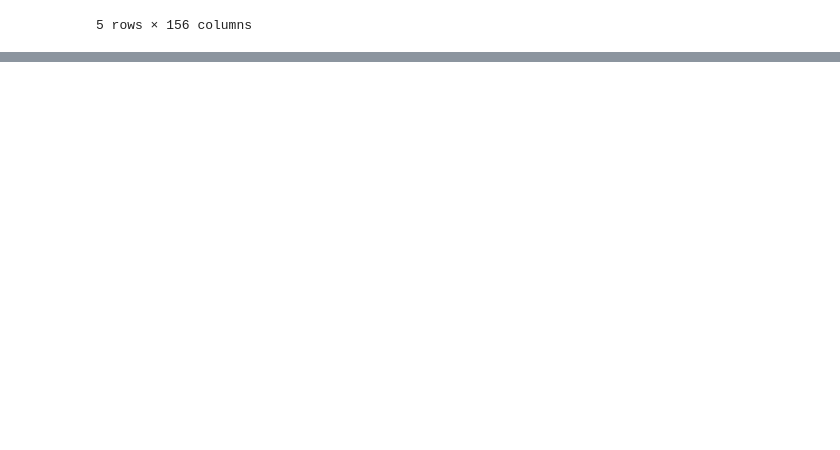
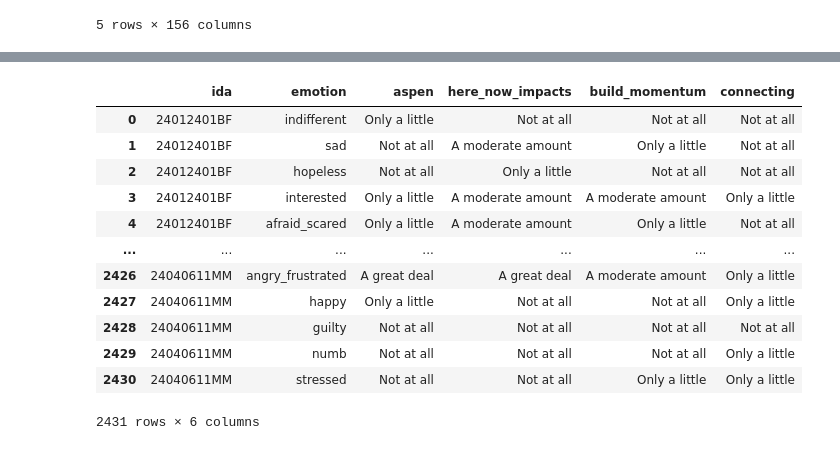
Before and after one commit to Hailcyon/AISL-data-analysis, a Jupyter notebook: get_emotion_descriptives.ipynb, the cells around one changed output, grey strips where cells are left out. Saved outputs shown, nothing was run; the diff lists cells and outputs as text; code cells hidden in the pictures; blank space fills up the shorter version.

```diff
--- a/get_emotion_descriptives.ipynb
+++ b/get_emotion_descriptives.ipynb
@@ -174,0 +231,41 @@ connecting_emotion_df.columns = [col.replace('connecting_', '') for col in conne
+# %%
+#combine all dataframes so there is a column for each exhibit section, and row for each emotion per participant
+
+# Create a list of all emotions (taking from any of the dataframes since they're the same)
+emotions = [col for col in aspen_emotion_df.columns if col not in ['ida', 'section']]
+
+# Initialize empty lists to store data
+all_data = []
+
+# For each participant ID and emotion combination
+for ida in aspen_emotion_df['ida'].unique():
+    for emotion in emotions:
+        row_data = {
+            'ida': ida,
+            'emotion': emotion,
+            'aspen': aspen_emotion_df[aspen_emotion_df['ida'] == ida][emotion].iloc[0],
+            'here_now_impacts': here_now_impacts_emotion_df[here_now_impacts_emotion_df['ida'] == ida][emotion].iloc[0],
+            'build_momentum': build_momentum_emotion_df[build_momentum_emotion_df['ida'] == ida][emotion].iloc[0],
+            'connecting': connecting_emotion_df[connecting_emotion_df['ida'] == ida][emotion].iloc[0]
+        }
+        all_data.append(row_data)
+
+# Create the reshaped dataframe
+emotions_by_section_df = pd.DataFrame(all_data)
+
+# Display the reshaped dataframe
+display(emotions_by_section_df)
+# %% [output]
+|  | ida | emotion | aspen | here_now_impacts | build_momentum | connecting |
+| 0 | 24012401BF | indifferent | Only a little | Not at all | Not at all | Not at all |
+| 1 | 24012401BF | sad | Not at all | A moderate amount | Only a little | Not at all |
+| 2 | 24012401BF | hopeless | Not at all | Only a little | Not at all | Not at all |
+| 3 | 24012401BF | interested | Only a little | A moderate amount | A moderate amount | Only a little |
+| 4 | 24012401BF | afraid_scared | Only a little | A moderate amount | Only a little | Not at all |
+| ... | ... | ... | ... | ... | ... | ... |
+| 2426 | 24040611MM | angry_frustrated | A great deal | A great deal | A moderate amount | Only a little |
+| 2427 | 24040611MM | happy | Only a little | Not at all | Not at all | Only a little |
+| 2428 | 24040611MM | guilty | Not at all | Not at all | Not at all | Not at all |
+| 2429 | 24040611MM | numb | Not at all | Not at all | Not at all | Only a little |
+| 2430 | 24040611MM | stressed | Not at all | Not at all | Only a little | Only a little |
+2431 rows × 6 columns
```
Also changed, not shown: parts of 9 cells of this notebook.
